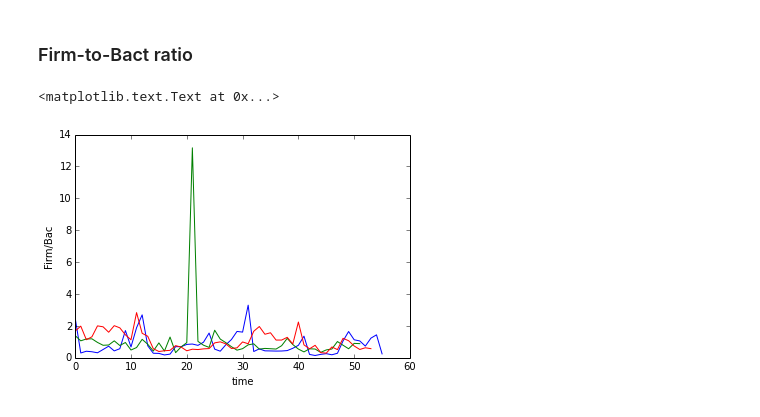
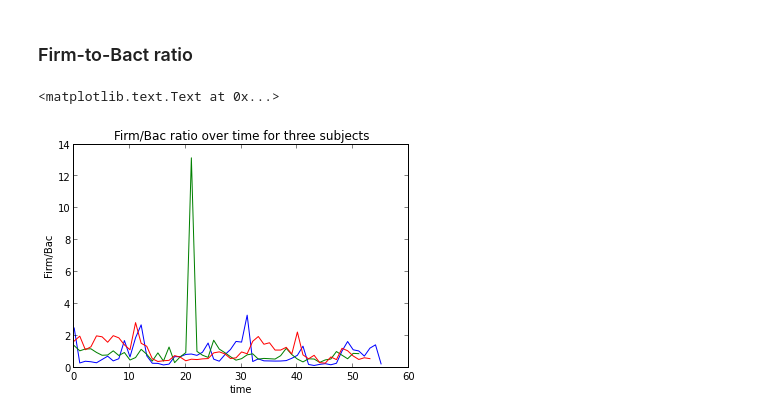
Before and after one commit to nvictus/biome, a Jupyter notebook: microbiome.ipynb, the cells around one changed output. Cells and saved outputs as stored; diff of their text form; code cells hidden in the pictures.

```diff
--- a/microbiome.ipynb
+++ b/microbiome.ipynb
@@ -132,14 +132,15 @@ print(p)
 # %%
 grp = df.groupby(df.Phylum)
 bact = grp.get_group('Bacteroidetes')
 firm = grp.get_group('Firmicutes')
 F2B = firm.sum()/bact.sum()
 
 plt.plot(F2B[ [i for i in F2B.index if i.startswith('D')] ])
 plt.plot(F2B[ [i for i in F2B.index if i.startswith('E')] ])
 plt.plot(F2B[ [i for i in F2B.index if i.startswith('F')] ])
 plt.xlabel('time')
 plt.ylabel('Firm/Bac')
+plt.title('Firm/Bac ratio over time for three subjects')
 # %% [output]
 <matplotlib.text.Text at 0x...>
-[figure, old version]
+[figure, new version]
```
Also changed, not shown: parts of 6 cells of this notebook.
